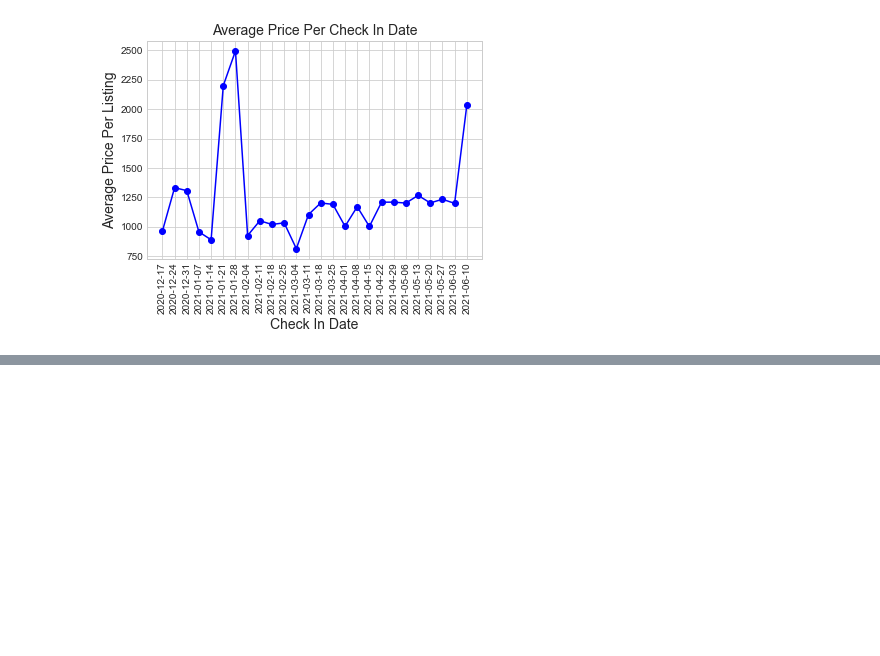
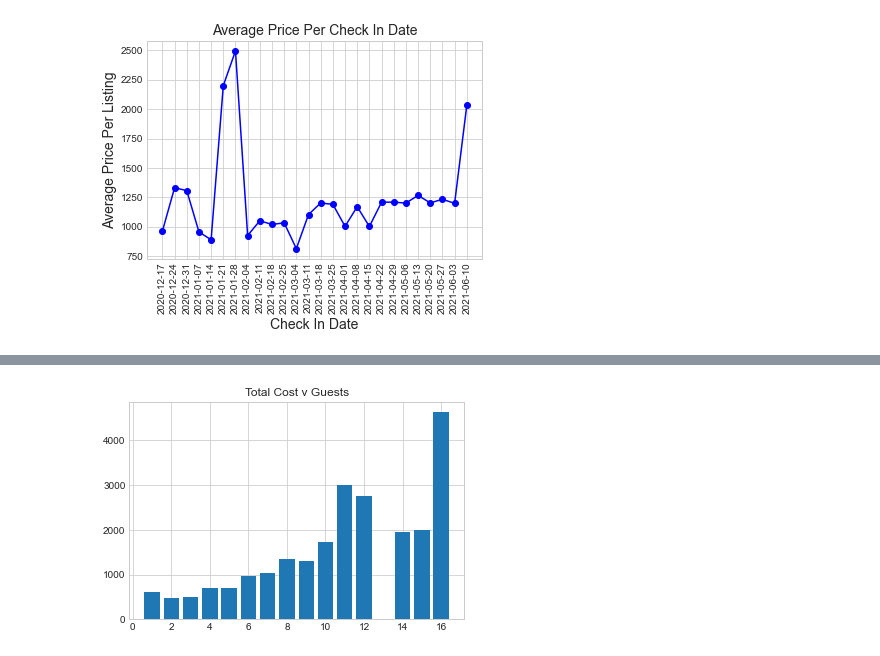
Before and after one commit to sbmcdermott/Airbnb, a Jupyter notebook: Data Visualizations.ipynb, the cells around one changed output, grey strips where cells are left out. Saved outputs shown, nothing was run; the diff lists cells and outputs as text; code cells hidden in the pictures; blank space fills up the shorter version.

```diff
--- a/Data Visualizations.ipynb
+++ b/Data Visualizations.ipynb
@@ -57,0 +103,9 @@ plt.show()
+# %%
+# Creating bar chart
+plt.bar(guests_mean['guests'], guests_mean['total cost'])
+plt.title('Total Cost v Guests')
+
+# Show plot
+plt.show()
+# %% [output]
+[figure, added]
```
Also changed, not shown: parts of 17 cells of this notebook.
